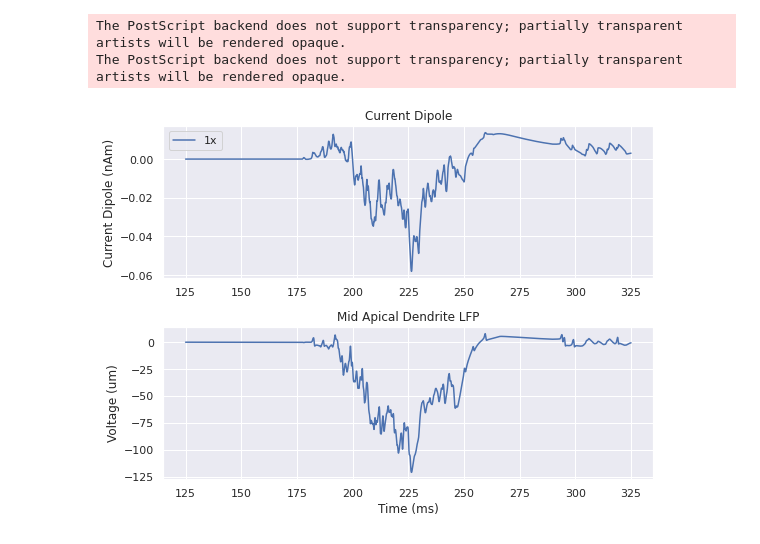
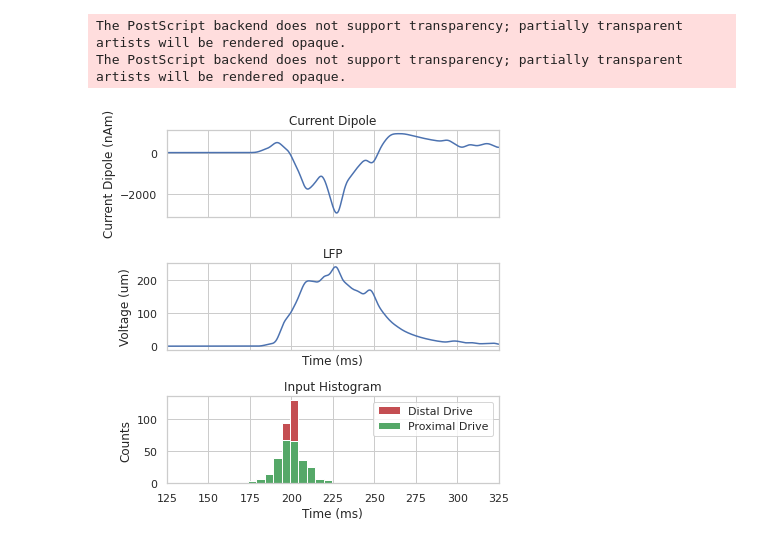
Before and after one commit to rythorpe/beta_modeling, a Jupyter notebook: sim_beta_calcium.ipynb, the cells around one changed output. Drawn from its saved outputs; the diff is of its cells as text; code cells hidden in the pictures.

```diff
--- a/sim_beta_calcium.ipynb
+++ b/sim_beta_calcium.ipynb
@@ -5,9 +5,10 @@ import hnn_core
 from hnn_core.viz import plot_dipole
 import matplotlib.pyplot as plt
 import numpy as np
+from utils import add_supra_beta_drives, rescale_pyr_morph, add_law_beta_drives, rescale_pyr_mech
 import seaborn as sns
-from utils import add_supra_beta_drives, rescale_pyr_morph, add_law_beta_drives, rescale_pyr_mech
 sns.set()
+sns.set_style("whitegrid")
 # %%
 depths = np.arange(-325, 2150, 100)
 electrode_pos = [(135, 135, dep) for dep in depths]
@@ -46,32 +47,36 @@ Simulation time: 470.0 ms...
 Simulation time: 480.0 ms...
 Simulation time: 490.0 ms...
 # %%
-color = ['C0', 'C1', 'C2']
-plt.figure(figsize=(8, 6))
+fig, axes = plt.subplots(3, 1, sharex=True, figsize=(6, 6), constrained_layout=True)
+scale = 0.7e5
 
+tstart, tstop = 125, 325
 times = dpl.times
-contact_idx1 = 10
+contact_idx1 = 4
 idx = 0
-times_mask = np.logical_and(times < 325, times > 125)
+times_mask = np.logical_and(times < tstop, times > tstart)
 
-plt.subplot(2,1,1)
-plt.plot(times[times_mask], dpl.data['agg'][times_mask], color=color[idx], label=f'{scaling_factors[idx]}x')
-plt.title(f'Current Dipole')
-plt.ylabel('Current Dipole (nAm)')
-plt.legend()
+axes[0].plot(times[times_mask], dpl.copy().smooth(window_len=10).data['agg'][times_mask] * scale)
+axes[0].set_title(f'Current Dipole')
+axes[0].set_ylabel('Current Dipole (nAm)')
+
+lfp1 = net.rec_arrays['shank1'].copy().smooth(window_len=10).voltages.squeeze()[contact_idx1, times_mask]
+axes[1].plot(times[times_mask], lfp1 - lfp1[0])
+axes[1].set_title('LFP')
+axes[1].set_xlabel('Time (ms)')
+axes[1].set_ylabel('Voltage (um)')
 
 
-plt.subplot(2,1,2)
-lfp1 = net.rec_arrays['shank1'].voltages.squeeze()[contact_idx1, times_mask]
-plt.plot(times[times_mask], lfp1 - lfp1[0], color=color[idx])
-plt.title(f'Mid Apical Dendrite LFP')
-plt.xlabel('Time (ms)')
-plt.ylabel('Voltage (um)')
+net.cell_response.plot_spikes_hist(ax=axes[2], show=False)
+axes[2].set_title('Input Histogram')
+axes[2].set_xlabel('Time (ms)')
+
+axes[2].set_xlim([tstart, tstop])
 
 plt.tight_layout()
-plt.savefig('final_figures/calcium_dipole_lfp_scale.eps')
-plt.savefig('final_figures/calcium_dipole_lfp_scale.png')
+plt.savefig('final_figures/calcium_dipole_lfp.eps')
+plt.savefig('final_figures/calcium_dipole_lfp.png')
 # %% [output]
 The PostScript backend does not support transparency; partially transparent artists will be rendered opaque.
 The PostScript backend does not support transparency; partially transparent artists will be rendered opaque.
-[figure, old version]
+[figure, new version]
```
Also changed, not shown: parts of 7 cells of this notebook, 1 other file.
